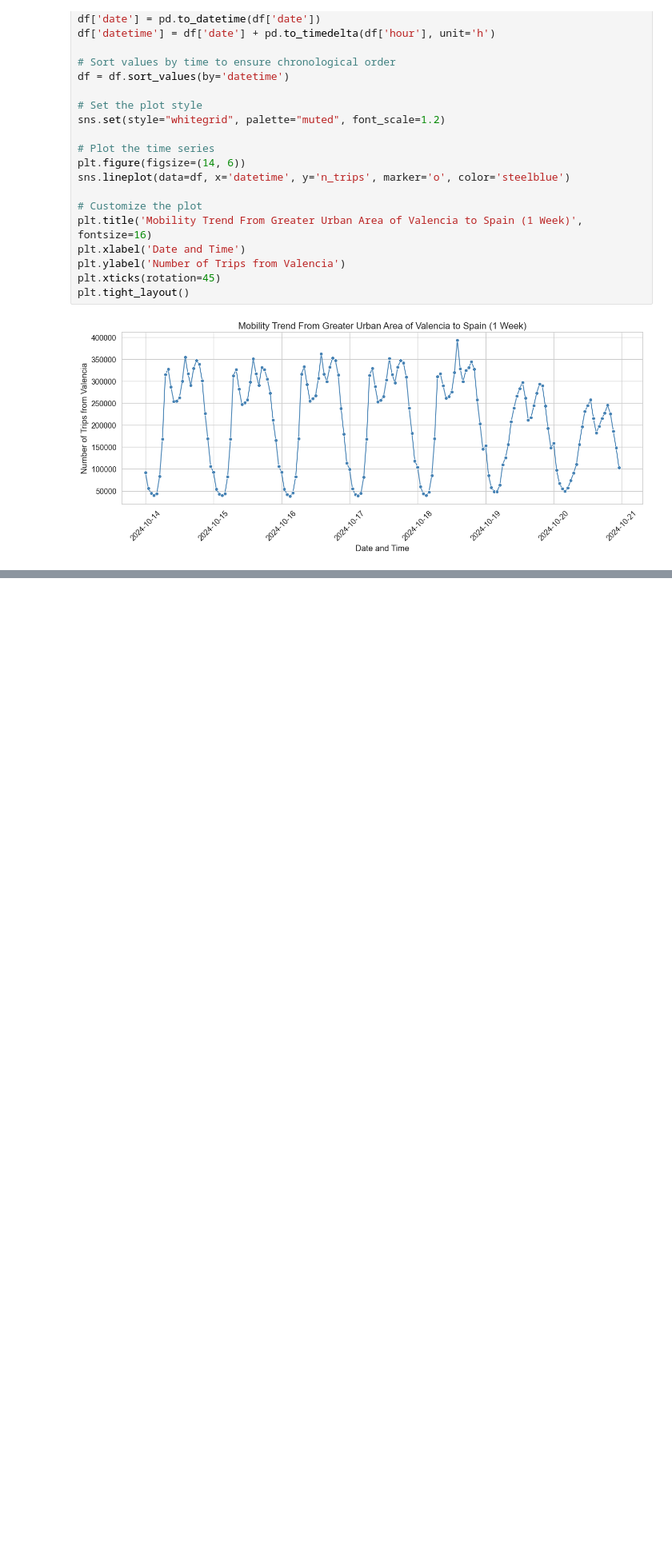
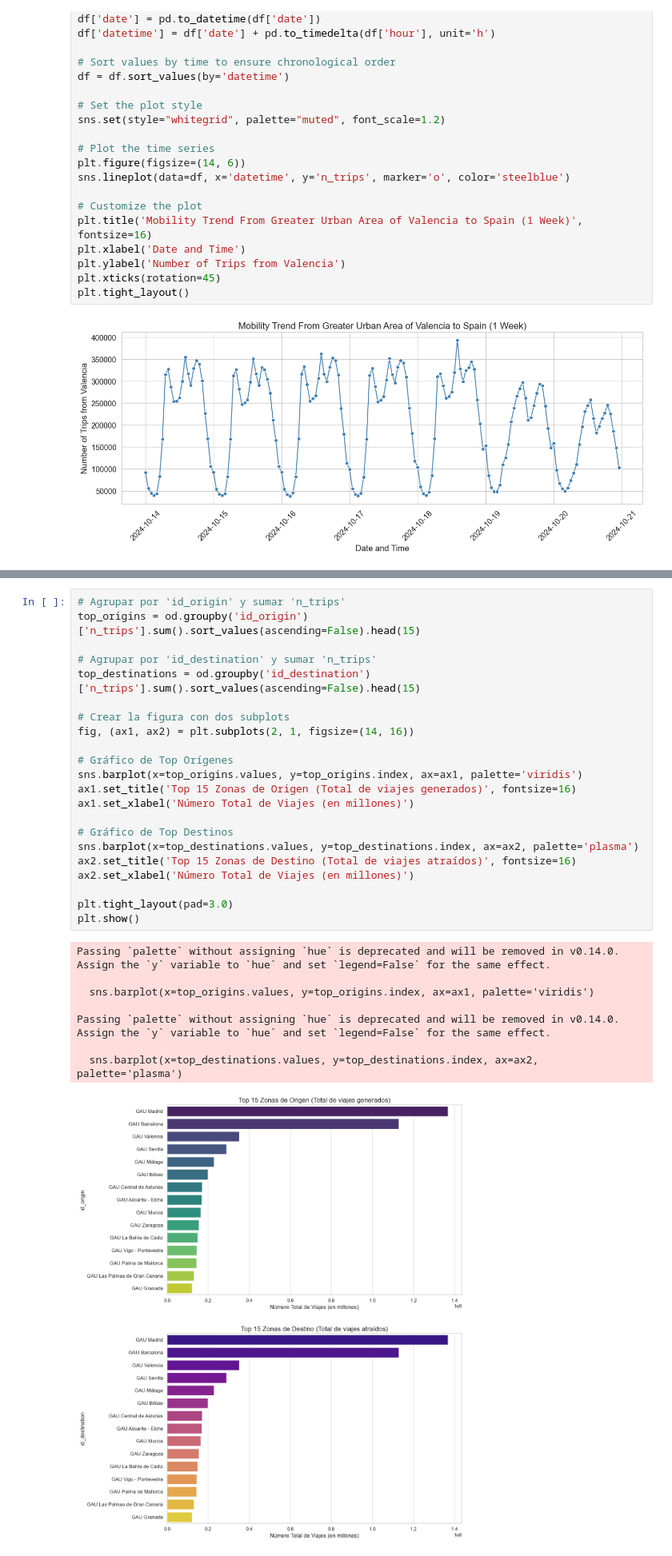
Before and after one commit to carlostag/BDET-mobility, a Jupyter notebook: Valencia_Mobility_1w.ipynb, the cells around one changed output, grey strips where cells are left out. Shown: that part at 80% size. Cells and saved outputs as stored; diff of their text form; blank space fills up the shorter version.

```diff
--- a/Valencia_Mobility_1w.ipynb
+++ b/Valencia_Mobility_1w.ipynb
@@ -204,0 +250,31 @@ plt.tight_layout()
+# %%
+# Agrupar por 'id_origin' y sumar 'n_trips'
+top_origins = od.groupby('id_origin')['n_trips'].sum().sort_values(ascending=False).head(15)
+
+# Agrupar por 'id_destination' y sumar 'n_trips'
+top_destinations = od.groupby('id_destination')['n_trips'].sum().sort_values(ascending=False).head(15)
+
+# Crear la figura con dos subplots
+fig, (ax1, ax2) = plt.subplots(2, 1, figsize=(14, 16))
+
+# Gráfico de Top Orígenes
+sns.barplot(x=top_origins.values, y=top_origins.index, ax=ax1, palette='viridis')
+ax1.set_title('Top 15 Zonas de Origen (Total de viajes generados)', fontsize=16)
+ax1.set_xlabel('Número Total de Viajes (en millones)')
+
+# Gráfico de Top Destinos
+sns.barplot(x=top_destinations.values, y=top_destinations.index, ax=ax2, palette='plasma')
+ax2.set_title('Top 15 Zonas de Destino (Total de viajes atraídos)', fontsize=16)
+ax2.set_xlabel('Número Total de Viajes (en millones)')
+
+plt.tight_layout(pad=3.0)
+plt.show()
+# %% [output]
+Passing `palette` without assigning `hue` is deprecated and will be removed in v0.14.0. Assign the `y` variable to `hue` and set `legend=False` for the same effect.
+
+  sns.barplot(x=top_origins.values, y=top_origins.index, ax=ax1, palette='viridis')
+
+Passing `palette` without assigning `hue` is deprecated and will be removed in v0.14.0. Assign the `y` variable to `hue` and set `legend=False` for the same effect.
+
+  sns.barplot(x=top_destinations.values, y=top_destinations.index, ax=ax2, palette='plasma')
+[figure, added]
```
Also changed, not shown: parts of 16 cells of this notebook.
